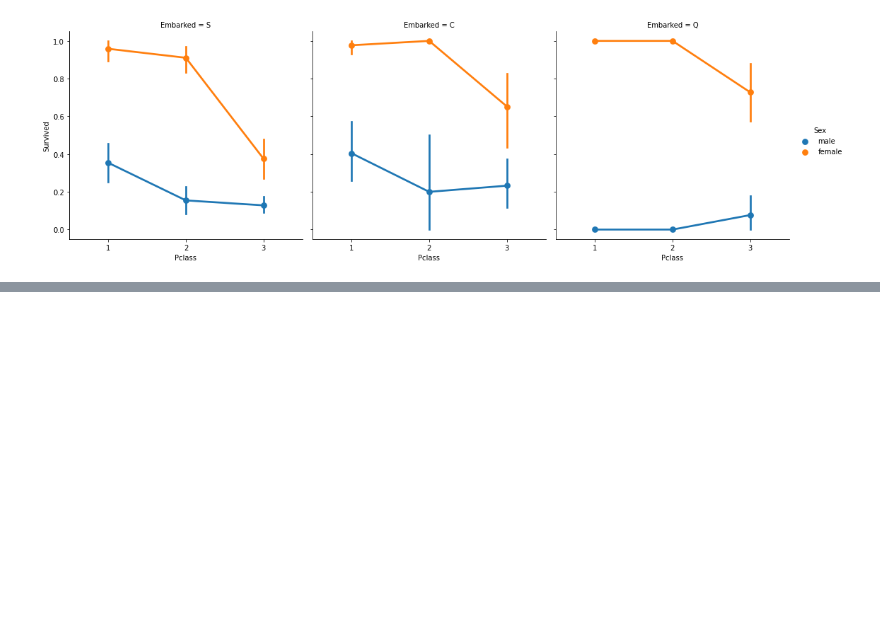
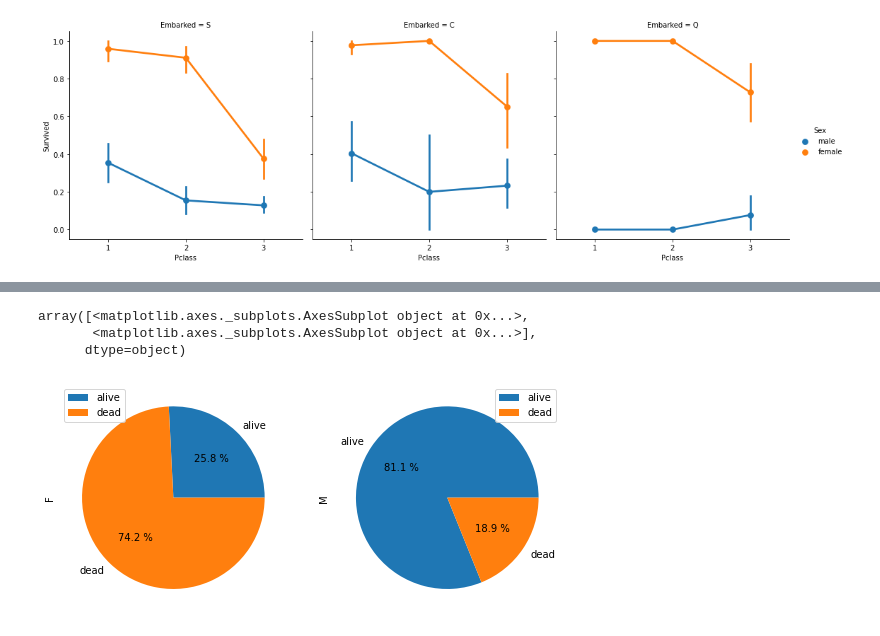
Before and after one commit to Kiet2k2/lab03, a Jupyter notebook: lab04.ipynb, the cells around one changed output, grey strips where cells are left out. Saved outputs shown, nothing was run; the diff lists cells and outputs as text; code cells hidden in the pictures; blank space fills up the shorter version.

```diff
--- a/lab04.ipynb
+++ b/lab04.ipynb
@@ -40,0 +223,4 @@ import numpy as np
+# %%
+datatitanic1["Age"][datatitanic1["Pclass"] == 1] = datatitanic1["Age"][datatitanic1["Pclass"] == 1].fillna(datatitanic1["Age"][datatitanic1["Pclass"] == 1].median(), inplace = False)
+datatitanic1["Age"][datatitanic1["Pclass"] == 2] = datatitanic1["Age"][datatitanic1["Pclass"] == 2].fillna(datatitanic1["Age"][datatitanic1["Pclass"] == 2].median(), inplace = False)
+datatitanic1["Age"][datatitanic1["Pclass"] == 3] = datatitanic1["Age"][datatitanic1["Pclass"] == 3].fillna(datatitanic1["Age"][datatitanic1["Pclass"] == 3].median(), inplace = False)
@@ -40,0 +262,5 @@ import numpy as np
+# %%
+datatitanic1.loc[(datatitanic1['Age'] <= 12), 'Agegroup'] = 'Kid'
+datatitanic1.loc[(datatitanic1['Age'] > 12) & (datatitanic1['Age'] <= 18), 'Agegroup'] = 'Teen'
+datatitanic1.loc[(datatitanic1['Age'] > 18) & (datatitanic1['Age'] <= 60), 'Agegroup'] = 'Adult'
+datatitanic1.loc[(datatitanic1['Age'] > 60), 'Agegroup'] = 'Older'
@@ -40,0 +341,7 @@ import numpy as np
+# %%
+datatitanic1['typeCabin'] = datatitanic1['Cabin'].fillna('Unknown')
+typeCabin = datatitanic1['typeCabin']
+for i in range(len(typeCabin)):
+  temp = str(typeCabin[i])
+  if temp != 'Unknown':
+    typeCabin[i] = temp[:1]
@@ -40,0 +370,3 @@ import numpy as np
+# %%
+import matplotlib.pyplot as plt
+corSurvivedSex = datatitanic1.groupby(['Survived','Sex'])[['Sex']].count().unstack()
@@ -40,0 +381,7 @@ import numpy as np
+# %%
+corSurvivedSex['Sex'].rename(index={0:'alive',1:'dead'}).plot.pie(autopct = '%.1f %%', subplots=True, figsize=(9, 6))
+# %% [output]
+array([<matplotlib.axes._subplots.AxesSubplot object at 0x...>,
+       <matplotlib.axes._subplots.AxesSubplot object at 0x...>],
+      dtype=object)
+[figure, added]
```
Also changed, not shown: parts of 35 cells of this notebook.
